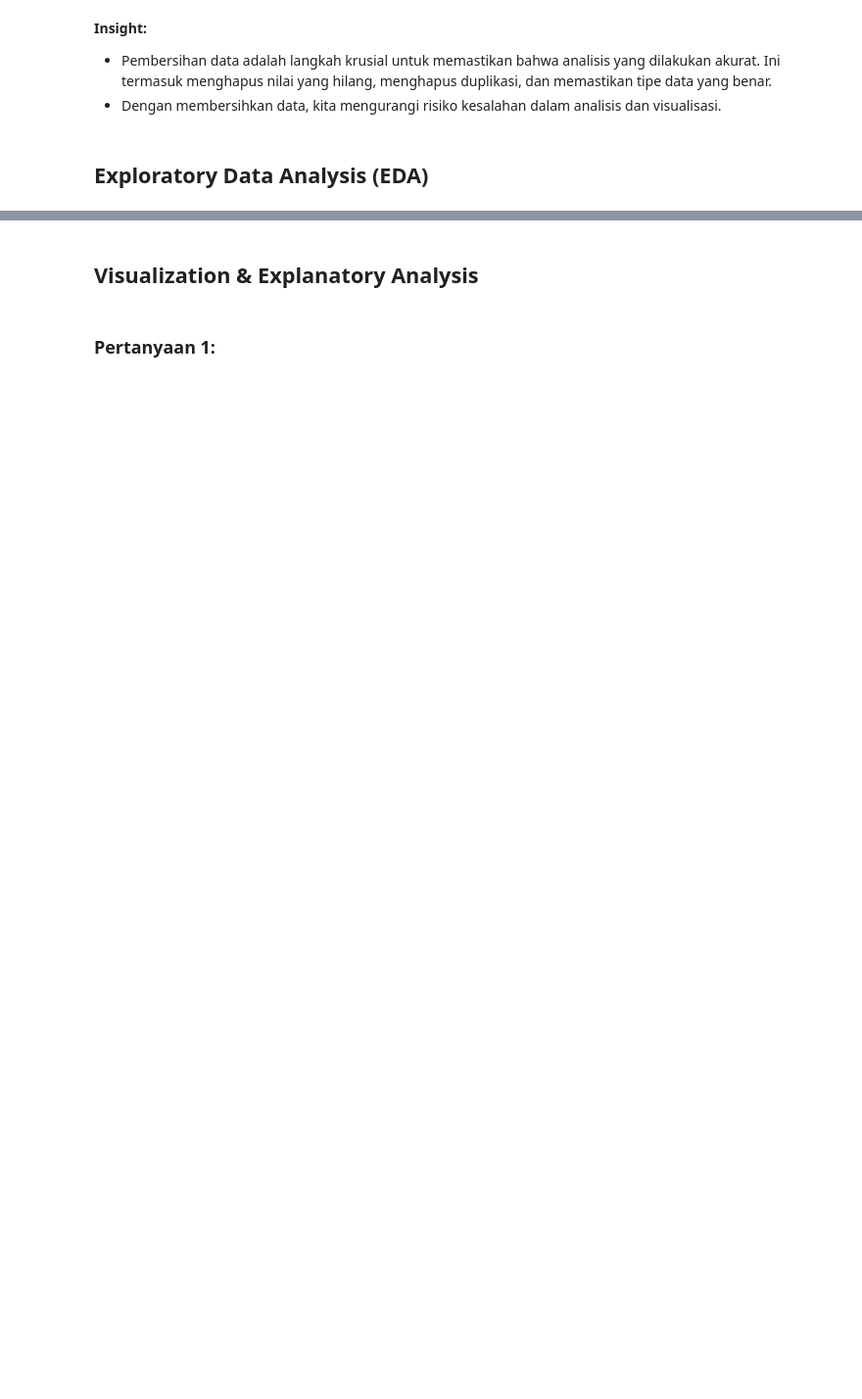
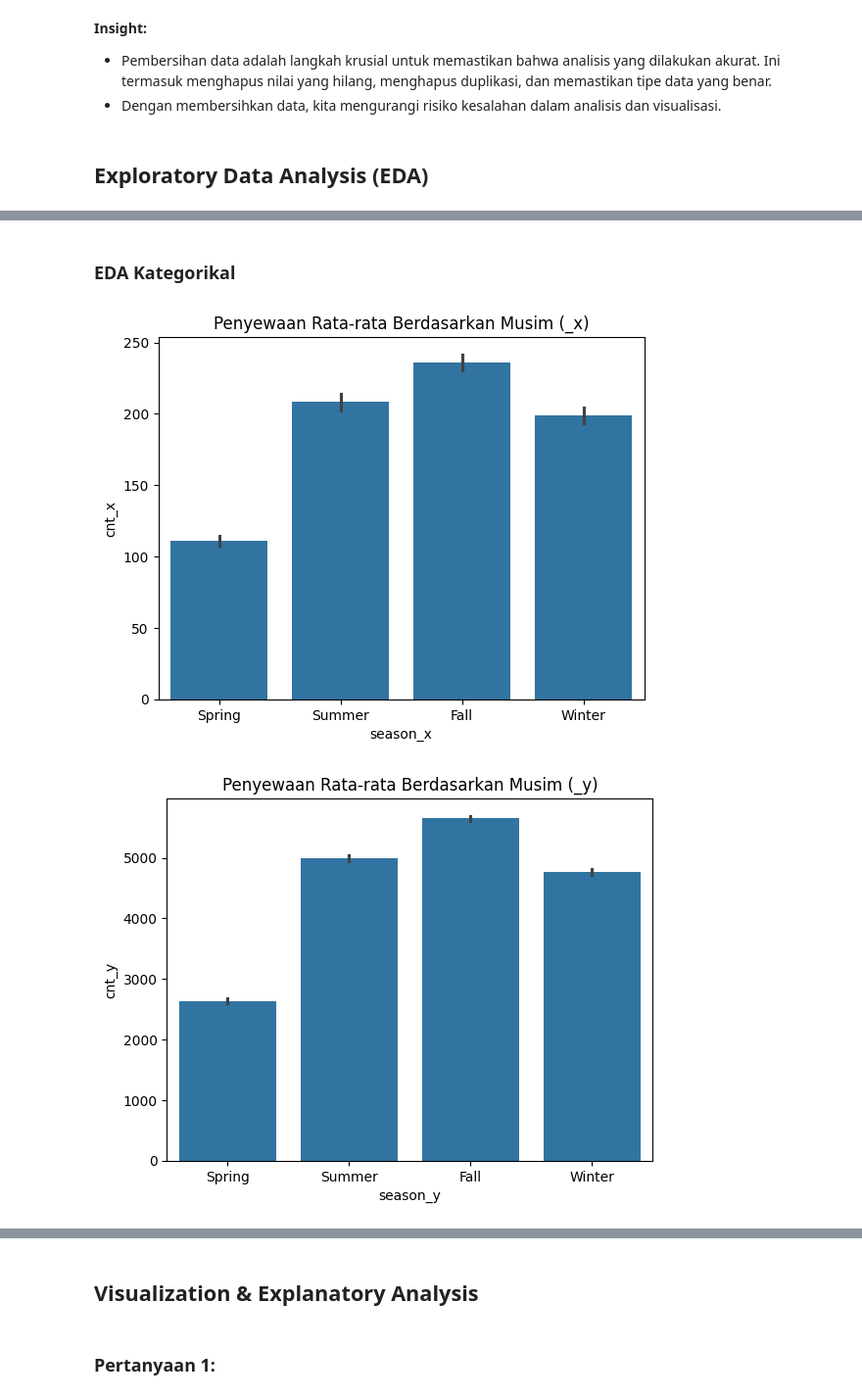
Before and after one commit to aatiquns/ml-dicoding-submission-bike, a Jupyter notebook: notebook.ipynb, the cells around one changed output, grey strips where cells are left out. Shown at 98% size. Cells and saved outputs as stored; diff of their text form; code cells hidden in the pictures; blank space fills up the shorter version.

```diff
--- a/notebook.ipynb
+++ b/notebook.ipynb
@@ -138,0 +206,29 @@ std     1544.953518   1917.376947
+# %% [markdown]
+###  EDA Kategorikal
+# %%
+# Penyewaan berdasarkan musim (_x)
+sns.barplot(x='season_x', y='cnt_x', data=main_data, estimator=np.mean)
+plt.title('Penyewaan Rata-rata Berdasarkan Musim (_x)')
+plt.xticks([0, 1, 2, 3], ['Spring', 'Summer', 'Fall', 'Winter'])
+plt.show()
+
+# Penyewaan berdasarkan musim (_y)
+sns.barplot(x='season_y', y='cnt_y', data=main_data, estimator=np.mean)
+plt.title('Penyewaan Rata-rata Berdasarkan Musim (_y)')
+plt.xticks([0, 1, 2, 3], ['Spring', 'Summer', 'Fall', 'Winter'])
+plt.show()
+
+# Penyewaan berdasarkan hari kerja (_x)
+sns.barplot(x='workingday_x', y='cnt_x', data=main_data, estimator=np.mean)
+plt.title('Penyewaan Berdasarkan Hari Kerja (_x)')
+plt.xlabel('Hari Kerja (0 = Libur, 1 = Kerja)')
+plt.show()
+
+# Penyewaan berdasarkan hari kerja (_y)
+sns.barplot(x='workingday_y', y='cnt_y', data=main_data, estimator=np.mean)
+plt.title('Penyewaan Berdasarkan Hari Kerja (_y)')
+plt.xlabel('Hari Kerja (0 = Libur, 1 = Kerja)')
+plt.show()
+# %% [output]
+[figure, added]
+[figure, added]
```
Also changed, not shown: parts of 42 cells of this notebook, 1 other file.
